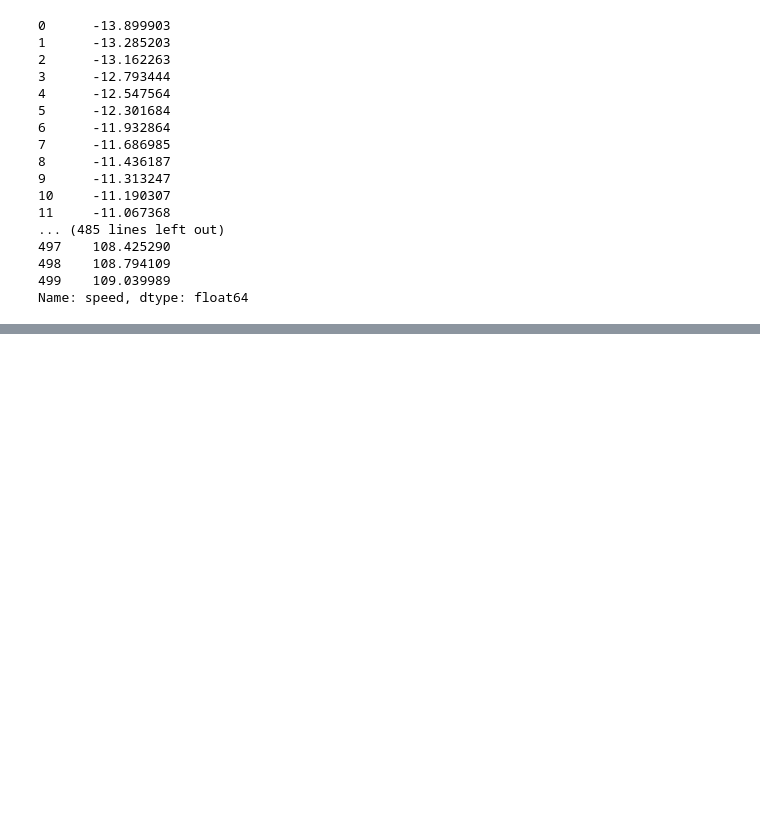
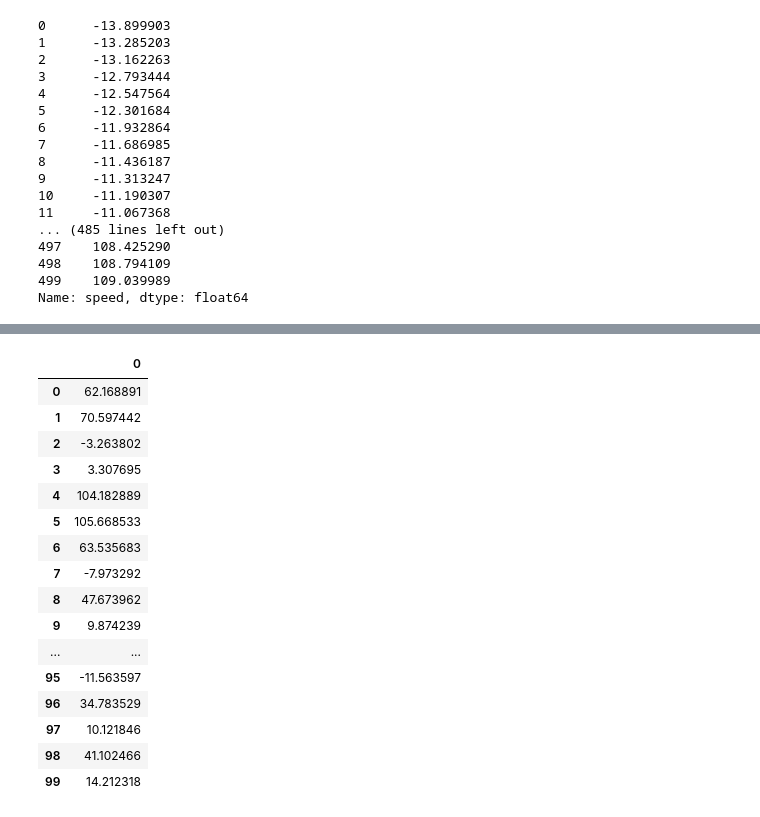
Before and after one commit to donalbuggy/fundamentalsOfDataAnalysisProject, a Jupyter notebook: Fundamentals of Data Analysis Project Donal Buggy.ipynb, the cells around one changed output, grey strips where cells are left out. Cells and saved outputs as stored; diff of their text form; code cells hidden in the pictures; blank space fills up the shorter version.

```diff
--- a/Fundamentals of Data Analysis Project Donal Buggy.ipynb
+++ b/Fundamentals of Data Analysis Project Donal Buggy.ipynb
@@ -102,0 +149,22 @@ Name: speed, dtype: float64
+# %%
+y_pred = regressor.predict(x_test)
+y_pred = pd.DataFrame(y_pred)
+y_pred
+# %% [output]
+|  | 0 |
+| 0 | 62.168891 |
+| 1 | 70.597442 |
+| 2 | -3.263802 |
+| 3 | 3.307695 |
+| 4 | 104.182889 |
+| 5 | 105.668533 |
+| 6 | 63.535683 |
+| 7 | -7.973292 |
+| 8 | 47.673962 |
+| 9 | 9.874239 |
+| ... | ... |
+| 95 | -11.563597 |
+| 96 | 34.783529 |
+| 97 | 10.121846 |
+| 98 | 41.102466 |
+| 99 | 14.212318 |
```
Also changed, not shown: parts of 13 cells of this notebook.
